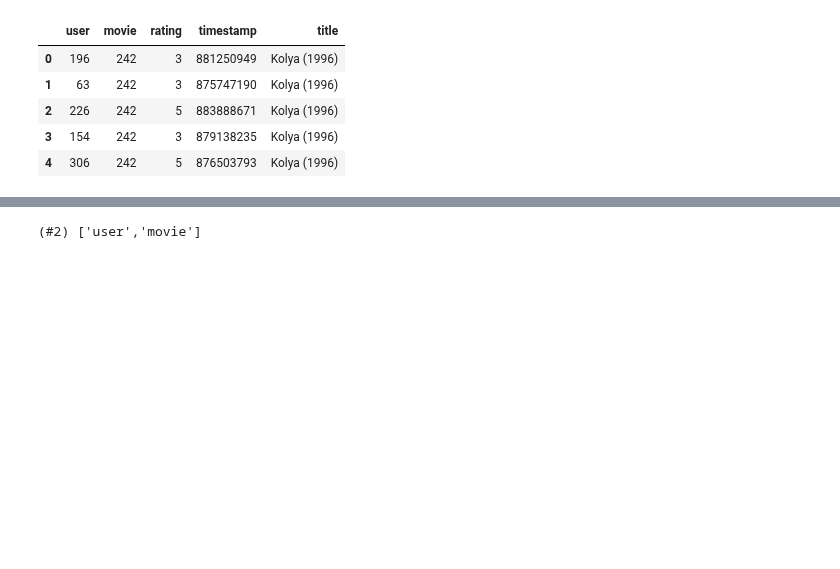
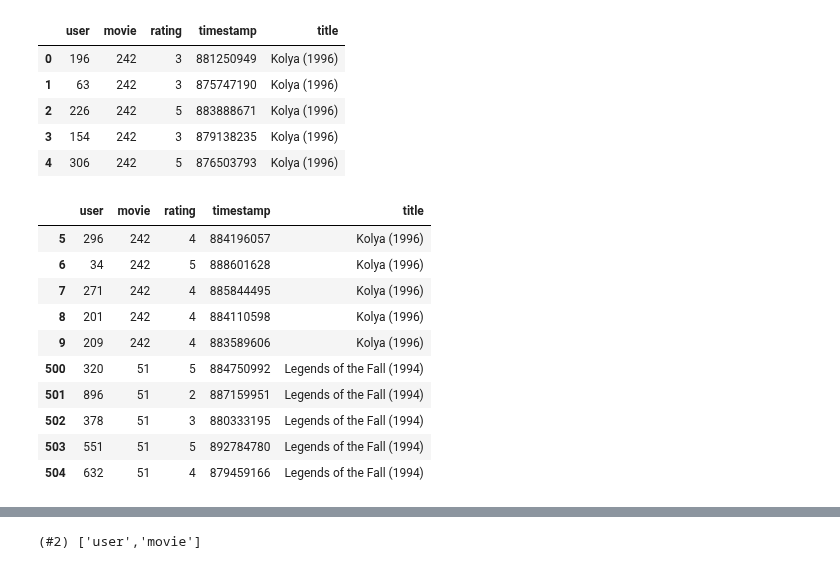
Before and after one commit to peterbull/deep-learning-projects, a Jupyter notebook: ch_8_notes/08_collab.ipynb, the cells around one changed output, grey strips where cells are left out. Cells and saved outputs as stored; diff of their text form; code cells hidden in the pictures; blank space fills up the shorter version.

```diff
--- a/ch_8_notes/08_collab.ipynb
+++ b/ch_8_notes/08_collab.ipynb
@@ -87,3 +85,19 @@ ratings.head()
 | 2 | 226 | 242 | 5 | 883888671 | Kolya (1996) |
 | 3 | 154 | 242 | 3 | 879138235 | Kolya (1996) |
 | 4 | 306 | 242 | 5 | 876503793 | Kolya (1996) |
+# %%
+pb_ratings = pd.concat([ratings.iloc[5:10], ratings.iloc[500:505]], axis=0)
+# %%
+pb_ratings
+# %% [output]
+|  | user | movie | rating | timestamp | title |
+| 5 | 296 | 242 | 4 | 884196057 | Kolya (1996) |
+| 6 | 34 | 242 | 5 | 888601628 | Kolya (1996) |
+| 7 | 271 | 242 | 4 | 885844495 | Kolya (1996) |
+| 8 | 201 | 242 | 4 | 884110598 | Kolya (1996) |
+| 9 | 209 | 242 | 4 | 883589606 | Kolya (1996) |
+| 500 | 320 | 51 | 5 | 884750992 | Legends of the Fall (1994) |
+| 501 | 896 | 51 | 2 | 887159951 | Legends of the Fall (1994) |
+| 502 | 378 | 51 | 3 | 880333195 | Legends of the Fall (1994) |
+| 503 | 551 | 51 | 5 | 892784780 | Legends of the Fall (1994) |
+| 504 | 632 | 51 | 4 | 879459166 | Legends of the Fall (1994) |
```
Also changed, not shown: parts of 19 cells of this notebook.
